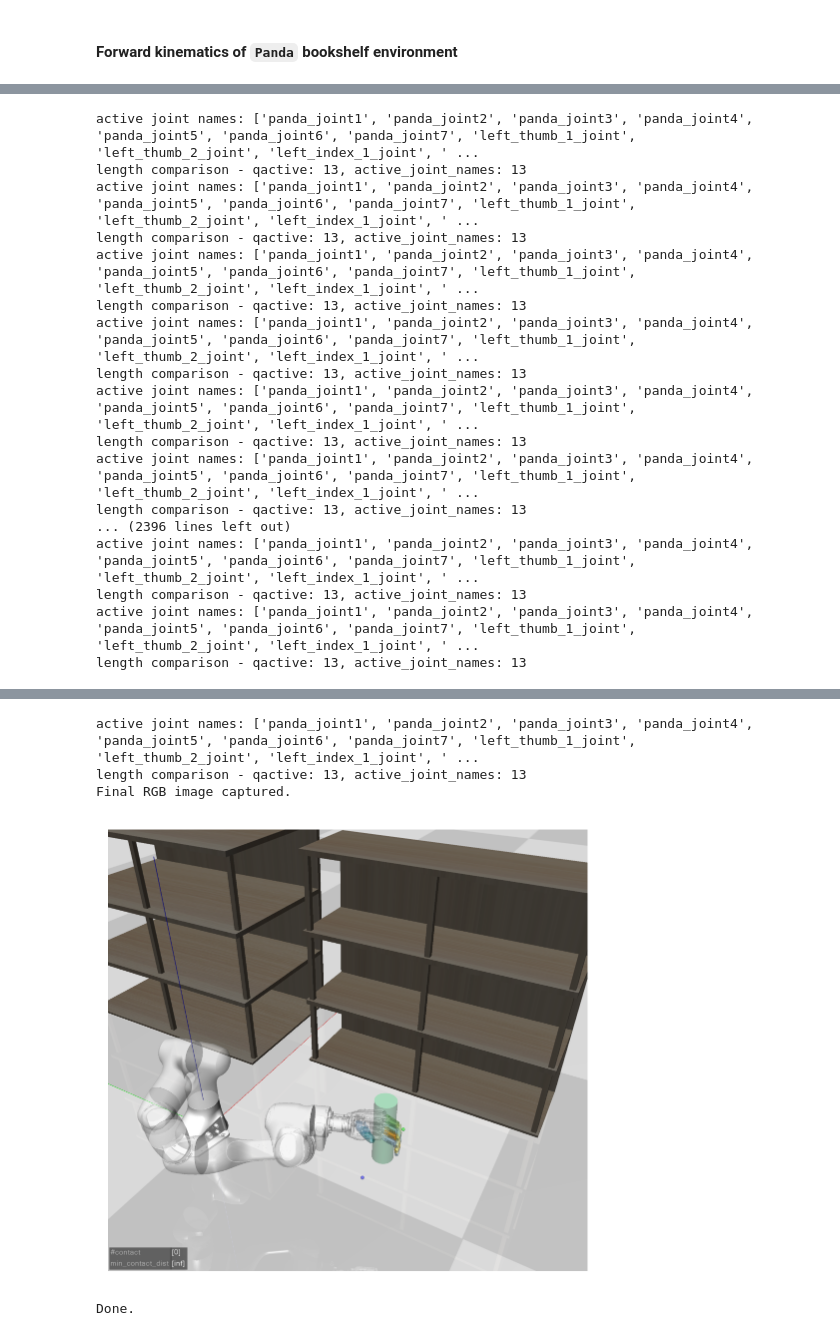
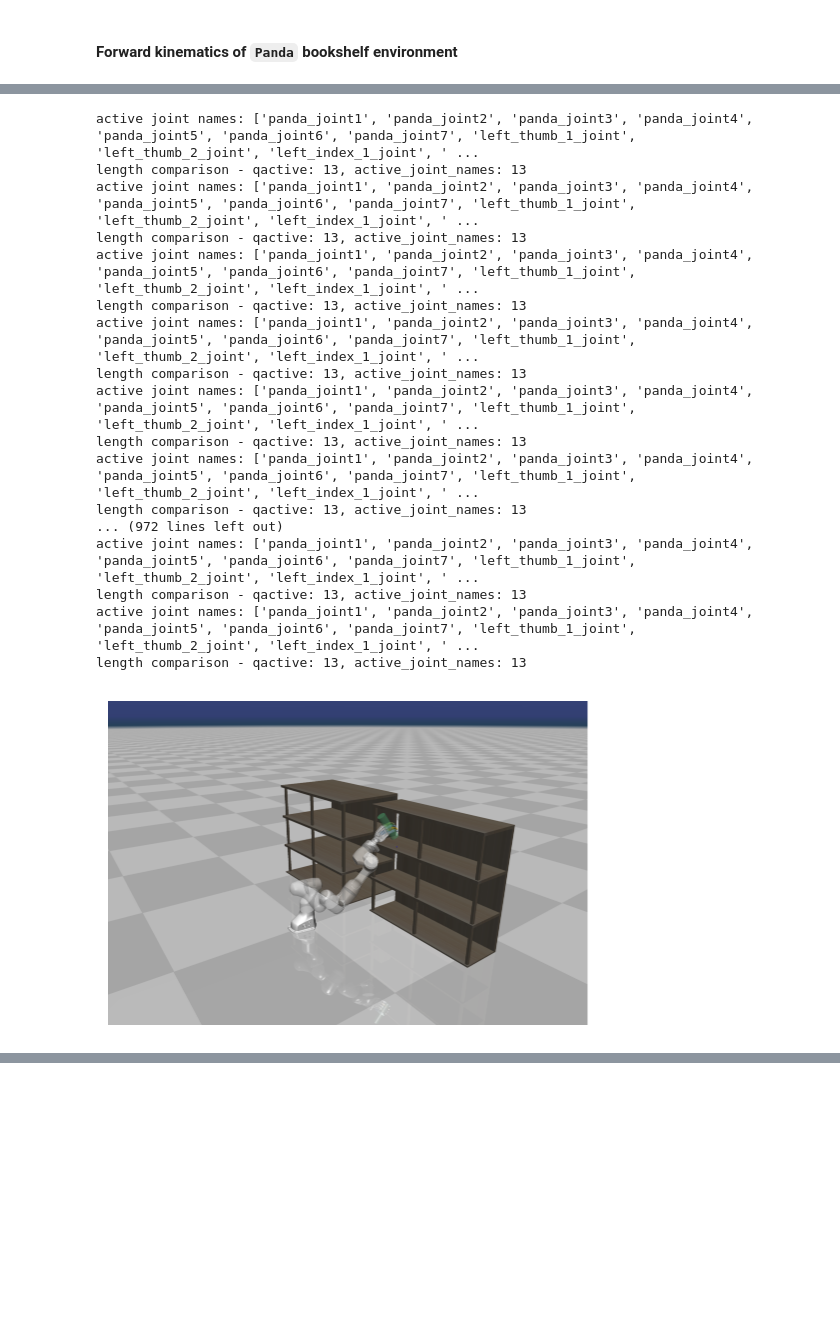
Before and after one commit to KisangPark/natural-functional-gradient, a Jupyter notebook: 10_fk_panda_bookshelf.ipynb, the cells around one changed output, grey strips where cells are left out. Saved outputs shown, nothing was run; the diff lists cells and outputs as text; code cells hidden in the pictures; blank space fills up the shorter version.

Commit message:
version updated for ri motion v5

```diff
--- a/10_fk_panda_bookshelf.ipynb
+++ b/10_fk_panda_bookshelf.ipynb
@@ -1,5 +1,14 @@
 # %% [markdown]
 #### Forward kinematics of `Panda` bookshelf environment
 # %%
-%run ../../package/init_scripts/init_dev_env.py
+from ri_motion_v5_package.init_scripts.init_ipython_setup import *
+from ri_motion_v5_package.init_scripts.init_qt import *
+from ri_motion_v5_package.mujoco_sim import *
+from ri_motion_v5_package.kinematics import *
+from ri_motion_v5_package.utility import *
+from ri_motion_v5_package.qt import *
+
 from package.panda_env import *
+
+from PyQt5.QtWidgets import QApplication
+app = QApplication(sys.argv)
@@ -113,31 +104,33 @@ while env.is_viewer_alive():
     env.viewer_text_overlay('#contact','[%d]'%(contact_info['n_contact']))
     env.viewer_text_overlay('min_contact_dist','[%.3f]'%(contact_info['min_contact_dist']))
     env.plot_global_coordinate_axes()
     env.plot_contact_info()
     env.render()
+    app.processEvents()
 
 # Final image show
 imshow(env.final_rgb_img)
 
 # Close
 sliders.close()
 buttons.close()
 print("Done.")
 # %% [output]
 active joint names: ['panda_joint1', 'panda_joint2', 'panda_joint3', 'panda_joint4', 'panda_joint5', 'panda_joint6', 'panda_joint7', 'left_thumb_1_joint', 'left_thumb_2_joint', 'left_index_1_joint', ' ...
 length comparison - qactive: 13, active_joint_names: 13
 active joint names: ['panda_joint1', 'panda_joint2', 'panda_joint3', 'panda_joint4', 'panda_joint5', 'panda_joint6', 'panda_joint7', 'left_thumb_1_joint', 'left_thumb_2_joint', 'left_index_1_joint', ' ...
 length comparison - qactive: 13, active_joint_names: 13
 active joint names: ['panda_joint1', 'panda_joint2', 'panda_joint3', 'panda_joint4', 'panda_joint5', 'panda_joint6', 'panda_joint7', 'left_thumb_1_joint', 'left_thumb_2_joint', 'left_index_1_joint', ' ...
 length comparison - qactive: 13, active_joint_names: 13
 active joint names: ['panda_joint1', 'panda_joint2', 'panda_joint3', 'panda_joint4', 'panda_joint5', 'panda_joint6', 'panda_joint7', 'left_thumb_1_joint', 'left_thumb_2_joint', 'left_index_1_joint', ' ...
 length comparison - qactive: 13, active_joint_names: 13
 active joint names: ['panda_joint1', 'panda_joint2', 'panda_joint3', 'panda_joint4', 'panda_joint5', 'panda_joint6', 'panda_joint7', 'left_thumb_1_joint', 'left_thumb_2_joint', 'left_index_1_joint', ' ...
 length comparison - qactive: 13, active_joint_names: 13
 active joint names: ['panda_joint1', 'panda_joint2', 'panda_joint3', 'panda_joint4', 'panda_joint5', 'panda_joint6', 'panda_joint7', 'left_thumb_1_joint', 'left_thumb_2_joint', 'left_index_1_joint', ' ...
 length comparison - qactive: 13, active_joint_names: 13
-... (2396 lines left out)
+... (972 lines left out)
 active joint names: ['panda_joint1', 'panda_joint2', 'panda_joint3', 'panda_joint4', 'panda_joint5', 'panda_joint6', 'panda_joint7', 'left_thumb_1_joint', 'left_thumb_2_joint', 'left_index_1_joint', ' ...
 length comparison - qactive: 13, active_joint_names: 13
 active joint names: ['panda_joint1', 'panda_joint2', 'panda_joint3', 'panda_joint4', 'panda_joint5', 'panda_joint6', 'panda_joint7', 'left_thumb_1_joint', 'left_thumb_2_joint', 'left_index_1_joint', ' ...
 length comparison - qactive: 13, active_joint_names: 13
+[figure, new version]
@@ -145,5 +137,0 @@ length comparison - qactive: 13, active_joint_names: 13
-active joint names: ['panda_joint1', 'panda_joint2', 'panda_joint3', 'panda_joint4', 'panda_joint5', 'panda_joint6', 'panda_joint7', 'left_thumb_1_joint', 'left_thumb_2_joint', 'left_index_1_joint', ' ...
-length comparison - qactive: 13, active_joint_names: 13
-Final RGB image captured.
-[figure, old version]
-Done.
```
Also changed, not shown: parts of 3 cells of this notebook, 9 other files.
